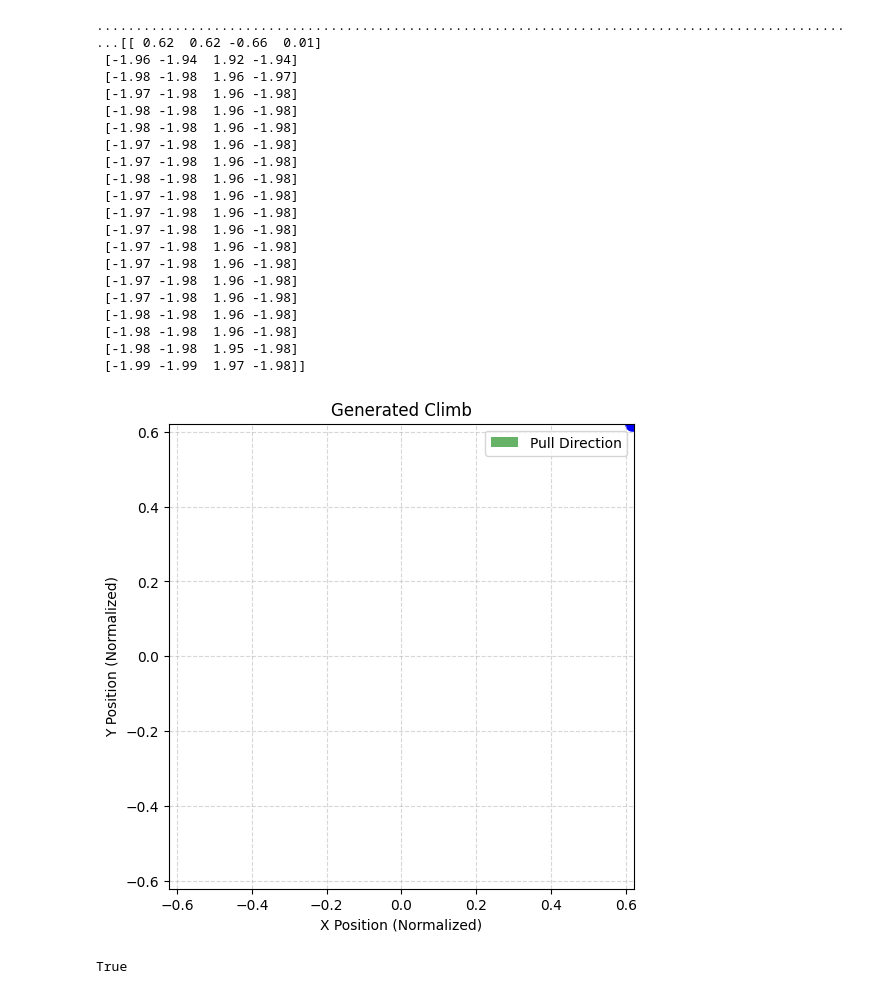
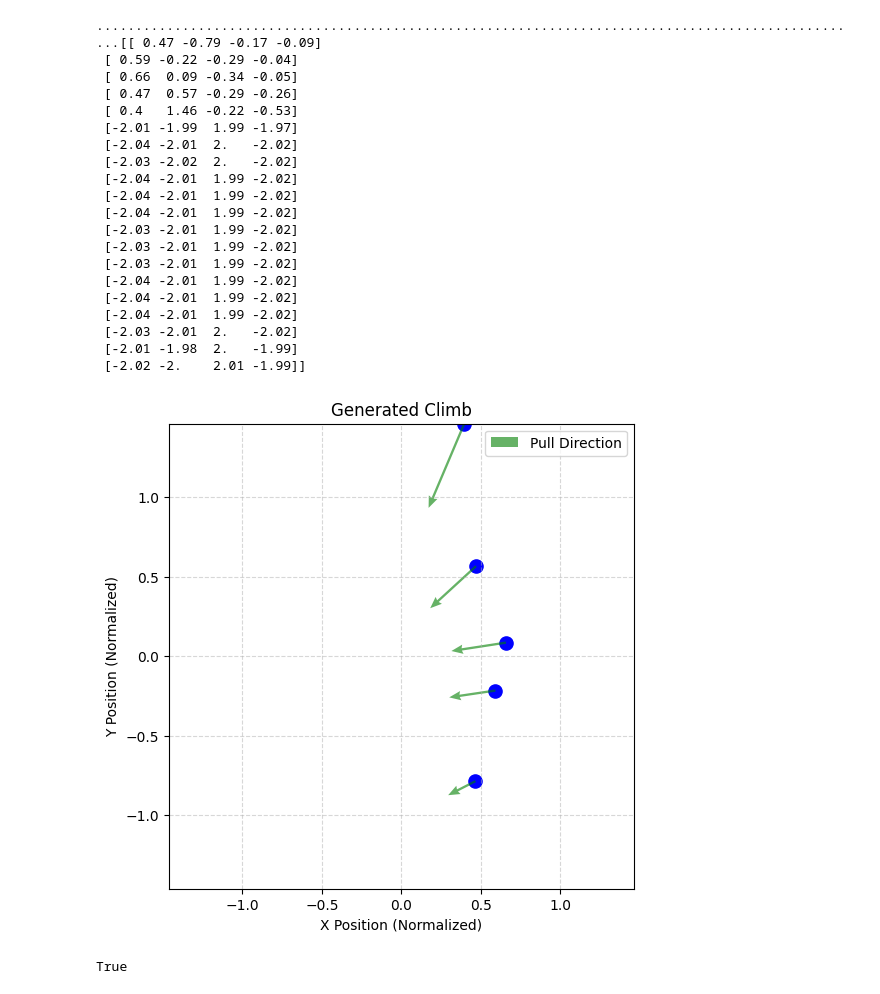
Before and after one commit to EvanMcCormick37/ml-homewall-climb-generator, a Jupyter notebook: model-training/equivariant_projected_diffusion/SimpleDiffusion.ipynb, the cells around one changed output. Saved outputs shown, nothing was run; the diff lists cells and outputs as text; code cells hidden in the pictures.

```diff
--- a/model-training/equivariant_projected_diffusion/SimpleDiffusion.ipynb
+++ b/model-training/equivariant_projected_diffusion/SimpleDiffusion.ipynb
@@ -89,7 +89,7 @@ class ClimbDDPM(nn.Module):
 
     def _null_hold_loss(self, pred_clean, null_mask):
         """Calculate loss over the null holds"""
-        return F.mse_loss(torch.square(pred_clean)*null_mask, null_mask*4)*2
+        return F.mse_loss(torch.square(pred_clean)*null_mask, null_mask*4)
 
     def _real_hold_loss(self, pred_clean, sample_climbs, real_mask):
         """Get loss over the real holds"""
@@ -363,4 +363,4 @@ trainer = DDPMTrainer(
     dataset = TensorDataset(*dataset)
 )
 # %%
-model, loss = trainer.train(epochs=100, save_path="simple_diffusion2.pt", save_on_best=True, batch_size=256)
+model, loss = trainer.train(epochs=1, save_path="simple_diffusion2.pt", save_on_best=True, batch_size=256)
@@ -387,55 +426,55 @@ def plot_climb(climb_data, title="Generated Climb"):
 
     # 5. Plot Pull Vectors (Arrows)
     # quiver(x, y, u, v) plots arrows at (x,y) with direction (u,v)
     ax.quiver(x, y, pull_x, pull_y,
               color='green', alpha=0.6,
               angles='xy', scale_units='xy', scale=1,
               width=0.005, headwidth=4,
               label='Pull Direction', zorder=1)
 
     # 6. Formatting
     ax.set_title(title)
     ax.set_xlabel("X Position (Normalized)")
     ax.set_ylabel("Y Position (Normalized)")
 
     # Important: set aspect to 'equal' so the wall doesn't look stretched
     ax.set_aspect('equal')
     ax.grid(True, linestyle='--', alpha=0.5)
     ax.legend(loc='upper right')
 
     # Optional: Center the view if the data is normalized around 0
     # You can remove these lines if you want auto-scaling
     max_range = np.max(np.abs(real_holds[:, :2]))
     ax.set_xlim(-max_range, max_range)
     ax.set_ylim(-max_range, max_range)
 
     plt.show()
 
-climb = model.generate(1,45).detach().numpy().reshape(-1,4)
+climb = trainer.model.generate(1,45).detach().numpy().reshape(-1,4)
 print(np.round(climb,2))
 plot_climb(climb)
 # %% [output]
-...................................................................................................[[ 0.62  0.62 -0.66  0.01]
- [-1.96 -1.94  1.92 -1.94]
- [-1.98 -1.98  1.96 -1.97]
- [-1.97 -1.98  1.96 -1.98]
- [-1.98 -1.98  1.96 -1.98]
- [-1.98 -1.98  1.96 -1.98]
- [-1.97 -1.98  1.96 -1.98]
- [-1.97 -1.98  1.96 -1.98]
- [-1.98 -1.98  1.96 -1.98]
- [-1.97 -1.98  1.96 -1.98]
- [-1.97 -1.98  1.96 -1.98]
- [-1.97 -1.98  1.96 -1.98]
- [-1.97 -1.98  1.96 -1.98]
- [-1.97 -1.98  1.96 -1.98]
- [-1.97 -1.98  1.96 -1.98]
- [-1.97 -1.98  1.96 -1.98]
- [-1.98 -1.98  1.96 -1.98]
- [-1.98 -1.98  1.96 -1.98]
- [-1.98 -1.98  1.95 -1.98]
- [-1.99 -1.99  1.97 -1.98]]
+...................................................................................................[[ 0.47 -0.79 -0.17 -0.09]
+ [ 0.59 -0.22 -0.29 -0.04]
+ [ 0.66  0.09 -0.34 -0.05]
+ [ 0.47  0.57 -0.29 -0.26]
+ [ 0.4   1.46 -0.22 -0.53]
+ [-2.01 -1.99  1.99 -1.97]
+ [-2.04 -2.01  2.   -2.02]
+ [-2.03 -2.02  2.   -2.02]
+ [-2.04 -2.01  1.99 -2.02]
+ [-2.04 -2.01  1.99 -2.02]
+ [-2.04 -2.01  1.99 -2.02]
+ [-2.03 -2.01  1.99 -2.02]
+ [-2.03 -2.01  1.99 -2.02]
+ [-2.03 -2.01  1.99 -2.02]
+ [-2.04 -2.01  1.99 -2.02]
+ [-2.04 -2.01  1.99 -2.02]
+ [-2.04 -2.01  1.99 -2.02]
+ [-2.03 -2.01  2.   -2.02]
+ [-2.01 -1.98  2.   -1.99]
+ [-2.02 -2.    2.01 -1.99]]
-[figure, old version]
+[figure, new version]
 # %%
 # %% [output]
 True
```
Also changed, not shown: parts of 1 cell of this notebook, 2 other files.
